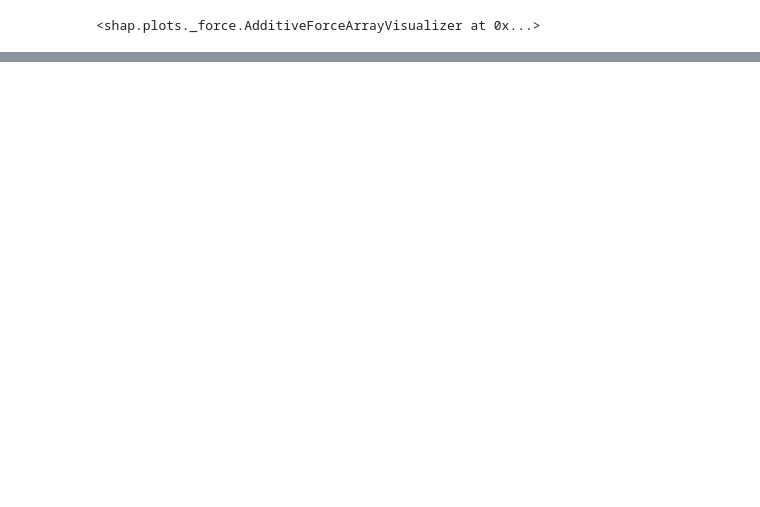
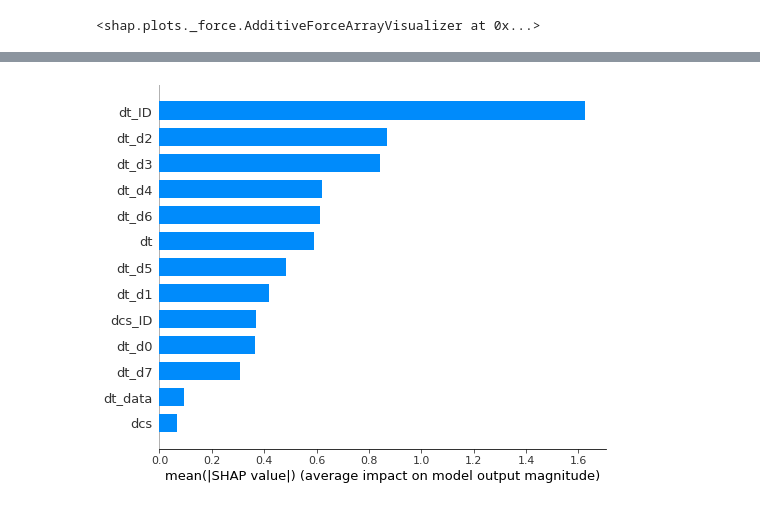
Before and after one commit to hampu5/ml-classify, a Jupyter notebook: ml_classify/dnn-book.ipynb, the cells around one changed output, grey strips where cells are left out. Drawn from its saved outputs; the diff is of its cells as text; code cells hidden in the pictures; blank space fills up the shorter version.

```diff
--- a/ml_classify/dnn-book.ipynb
+++ b/ml_classify/dnn-book.ipynb
@@ -209,0 +227,4 @@ plot_scatter(shap_all, "dt_ID")
+# %%
+dnn_layer_1 = keras.Model(inputs=dnn.input, outputs=dnn.get_layer("layer_3").output)
+
+dnn_layer_1.predict(X_train)
@@ -209,0 +245,9 @@ plot_scatter(shap_all, "dt_ID")
+# %%
+exp_layer_1 = shap.KernelExplainer(dnn_layer_1, data=X_train.sample(100, random_state=1))
+# %%
+shap_all_layer_1 = get_explanation(exp_layer_1, X_train, 100)
+# %%
+# print(shap_all_layer_1)
+shap.summary_plot(shap_all_layer_1, X_test, plot_type="bar")
+# %% [output]
+[figure, added]
```
Also changed, not shown: parts of 8 cells of this notebook, 2 other files.
